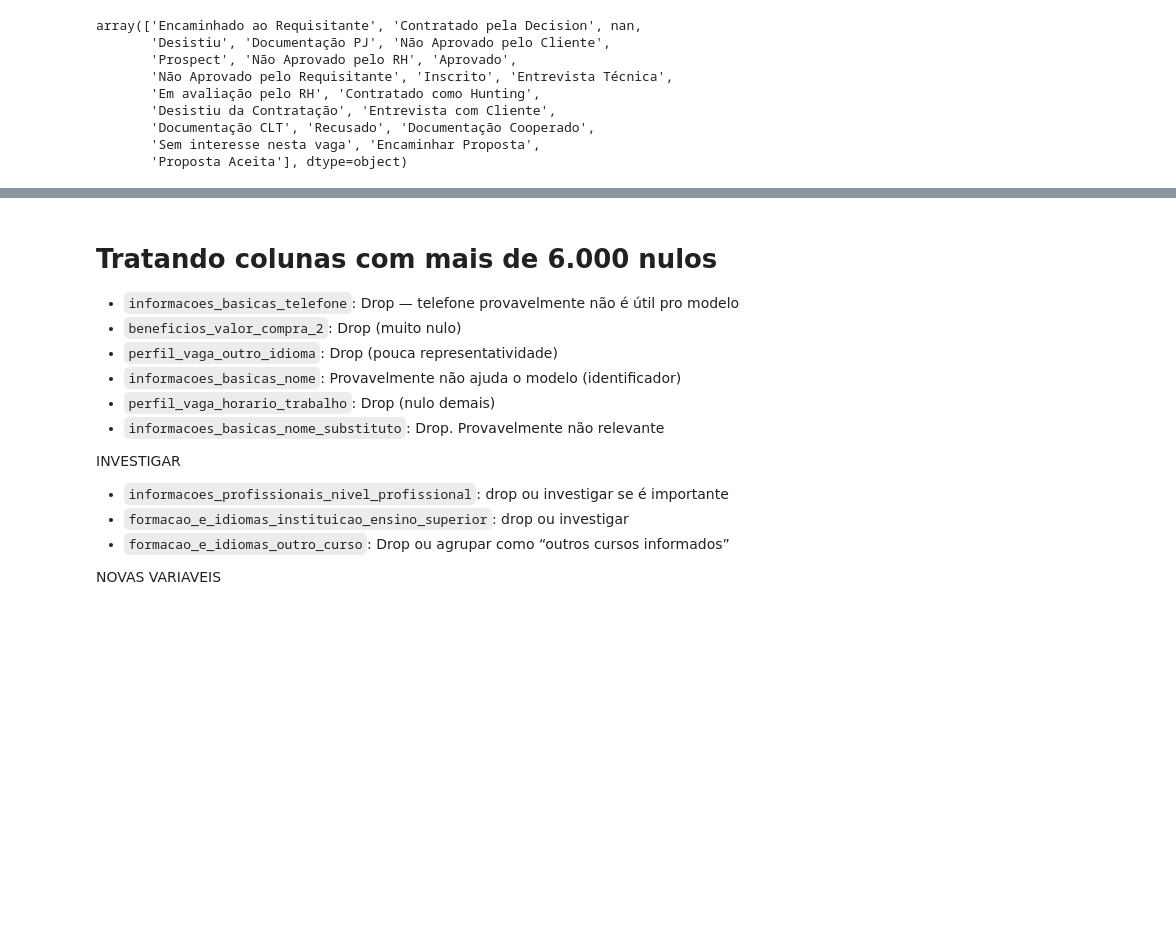
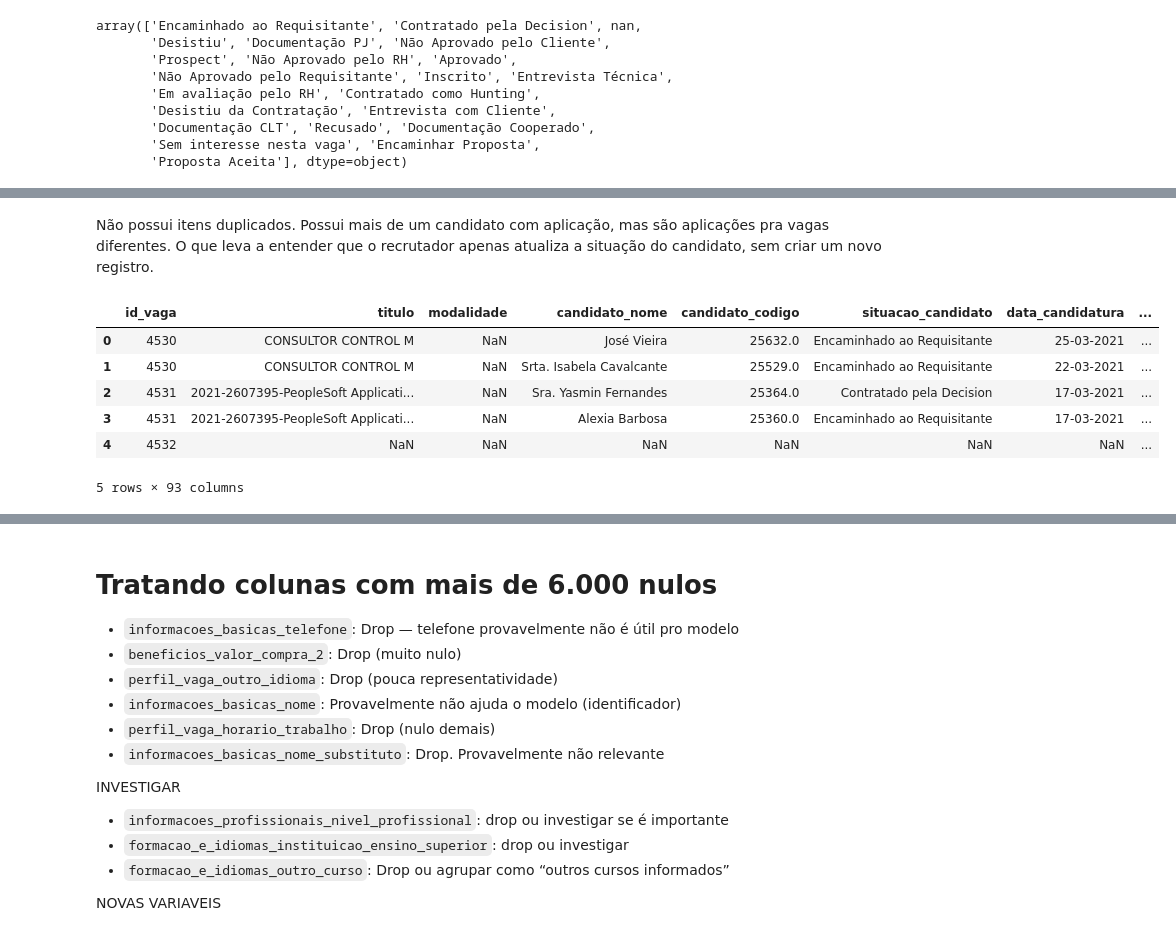
Before and after one commit to letpires/AIDecision, a Jupyter notebook: eda.ipynb, the cells around one changed output, grey strips where cells are left out. Drawn from its saved outputs; the diff is of its cells as text; code cells hidden in the pictures; blank space fills up the shorter version.

```diff
--- a/eda.ipynb
+++ b/eda.ipynb
@@ -472,0 +291,29 @@ nulos_df
+# %% [markdown]
+Não possui itens duplicados. Possui mais de um candidato com aplicação, mas são aplicações pra vagas diferentes. O que leva a entender que o recrutador apenas atualiza a situação do candidato, sem criar um novo registro.
+# %%
+mapa_match = {
+    # Match (1)
+    'Contratado pela Decision': 1,
+    'Contratado como Hunting': 1,
+
+    # Não Match (0)
+    'Não Aprovado pelo Cliente': 0,
+    'Não Aprovado pelo RH': 0,
+    'Não Aprovado pelo Requisitante': 0,
+    'Desistiu': 0,
+    'Desistiu da Contratação': 0,
+    'Sem interesse nesta vaga': 0,
+    'Recusado': 0,
+}
+
+# Aplica o mapeamento, valores não mapeados ficarão como NaN
+data['match'] = data['situacao_candidato'].map(mapa_match)
+data.head()
+# %% [output]
+|  | id_vaga | titulo | modalidade | candidato_nome | candidato_codigo | situacao_candidato | data_candidatura | ... |
+| 0 | 4530 | CONSULTOR CONTROL M | NaN | José Vieira | 25632.0 | Encaminhado ao Requisitante | 25-03-2021 | ... |
+| 1 | 4530 | CONSULTOR CONTROL M | NaN | Srta. Isabela Cavalcante | 25529.0 | Encaminhado ao Requisitante | 22-03-2021 | ... |
+| 2 | 4531 | 2021-2607395-PeopleSoft Applicati... | NaN | Sra. Yasmin Fernandes | 25364.0 | Contratado pela Decision | 17-03-2021 | ... |
+| 3 | 4531 | 2021-2607395-PeopleSoft Applicati... | NaN | Alexia Barbosa | 25360.0 | Encaminhado ao Requisitante | 17-03-2021 | ... |
+| 4 | 4532 | NaN | NaN | NaN | NaN | NaN | NaN | ... |
+5 rows × 93 columns
```
Also changed, not shown: parts of 79 cells of this notebook.
